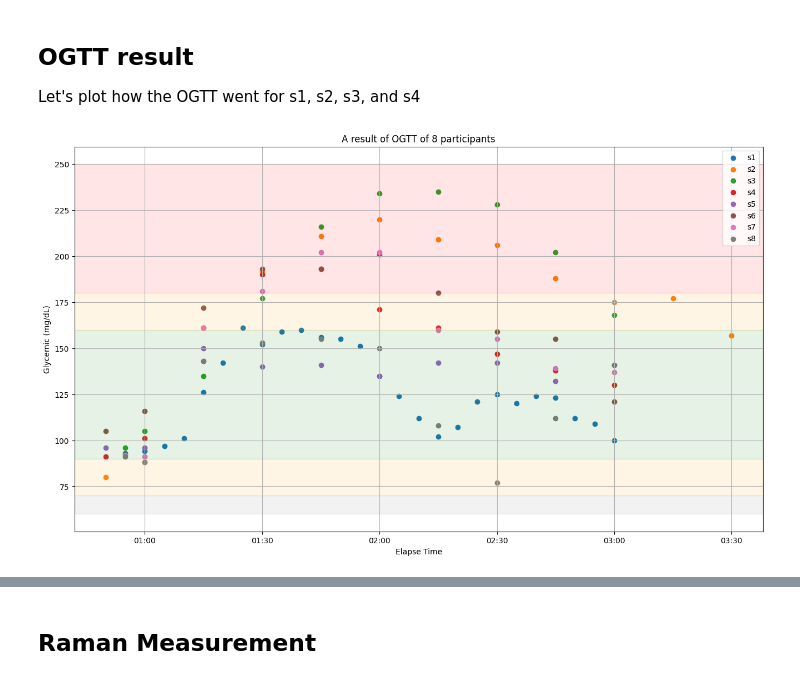
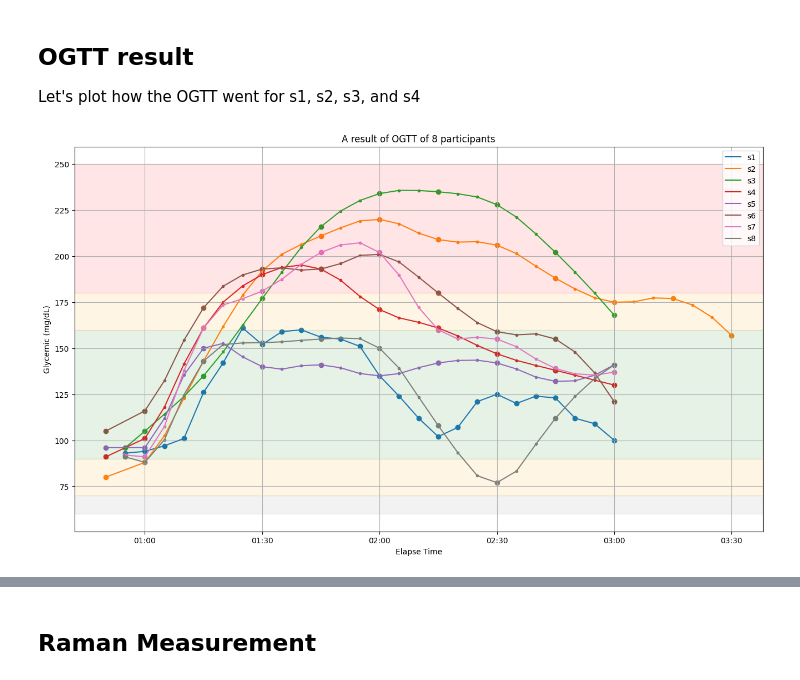
Before and after one commit to fizzyf0xy/Raman, a Jupyter notebook: python/20240327_pilot/ayalysis.ipynb, the cells around one changed output, grey strips where cells are left out. Drawn from its saved outputs; the diff is of its cells as text; code cells hidden in the pictures.

```diff
--- a/python/20240327_pilot/ayalysis.ipynb
+++ b/python/20240327_pilot/ayalysis.ipynb
@@ -53,10 +53,39 @@ for subj_id in subj_ids:
     if(os.path.exists(filepath) == False):
         raise FileExistsError(f"{filepath=} is not found")
     df = pd.read_csv(filepath,parse_dates=['time'], dtype={'glucose':'float',
-                                    'prefix':'string'})
+                                    'prefix':'string'},index_col="time")
     datas.append(df)
+    del(df)
 # %%
 today = datetime.today().replace(hour=1, minute=0, second=0, microsecond=0)
+# %%
+fig, ax = plt.subplots(figsize=(16,9))
+color_list = list(colors.TABLEAU_COLORS.values())
+for index, (subj_id, data) in enumerate(zip(subj_ids, datas)):
+    y = data.glucose
+    x = y.index
+    y = y.interpolate(method='polynomial', order=2)
+    elapse = x - x[1]
+    ax.scatter(elapse + today, y, c=color_list[index], marker='.')
+    ax.scatter(elapse + today, data.glucose, c=color_list[index])
+    ax.plot(elapse + today, y, label=subj_id, color=color_list[index])
+
+
+ax.set_title("A result of OGTT of 8 participants")
+ax.set_xlabel("Elapse Time")
+ax.set_ylabel("Glycemic (mg/dL)")
+axisx_format = mdates.DateFormatter('%H:%M')
+ax.xaxis.set_major_formatter(axisx_format)
+ax.axhspan(60,70, color='grey', alpha=0.1)
+ax.axhspan(70,90, color='orange', alpha=0.1)
+ax.axhspan(90,160, color='green', alpha=0.1)
+ax.axhspan(160,180, color='orange', alpha=0.1)
+ax.axhspan(180,250, color='red', alpha=0.1)
+ax.legend()
+ax.grid()
+plt.show()
+# %% [output]
+[figure, added]
 # %%
 fig, ax = plt.subplots(figsize=(16,9))
 glucoses = []
@@ -81,8 +110,6 @@ ax.axhspan(180,250, color='red', alpha=0.1)
 ax.legend()
 ax.grid()
 plt.show()
-# %% [output]
-[figure, removed]
 # %%
 fig, ax = plt.subplots(figsize=(16,9))
 bins = range(50,251,10)
```
Also changed, not shown: parts of 1 cell of this notebook.
